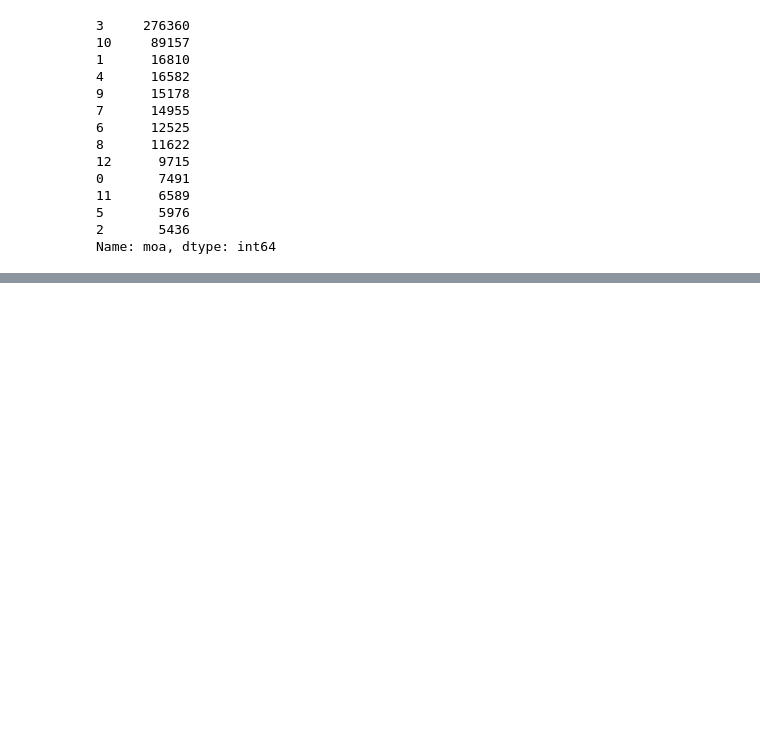
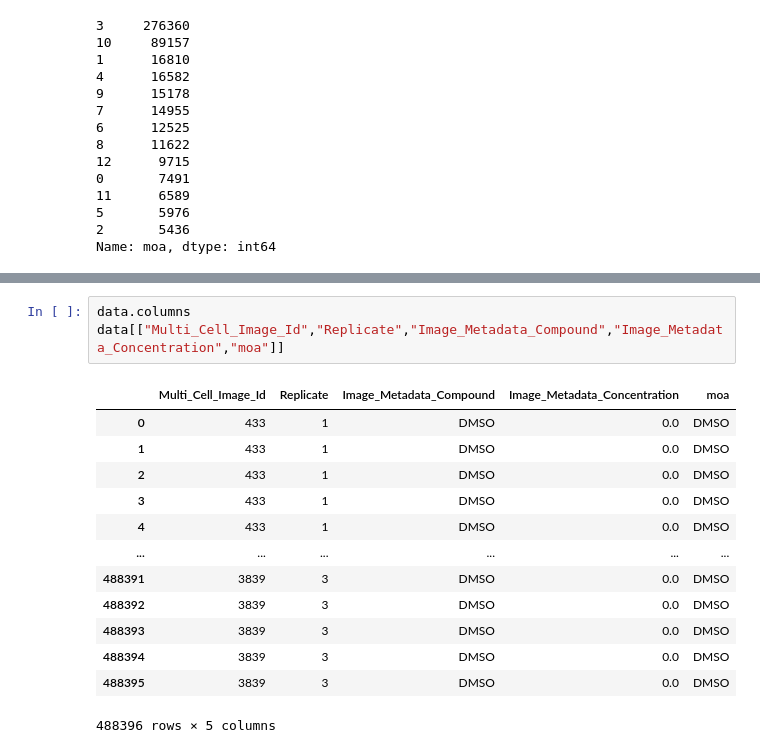
Before and after one commit to Ottohesten/02466-Cell-Profiling, a Jupyter notebook: Exploratory_analysis.ipynb, the cells around one changed output, grey strips where cells are left out. Saved outputs shown, nothing was run; the diff lists cells and outputs as text; blank space fills up the shorter version.

```diff
--- a/Exploratory_analysis.ipynb
+++ b/Exploratory_analysis.ipynb
@@ -84,0 +130,17 @@ Name: moa, dtype: int64
+# %%
+data.columns
+data[["Multi_Cell_Image_Id","Replicate","Image_Metadata_Compound","Image_Metadata_Concentration","moa"]]
+# %% [output]
+|  | Multi_Cell_Image_Id | Replicate | Image_Metadata_Compound | Image_Metadata_Concentration | moa |
+| 0 | 433 | 1 | DMSO | 0.0 | DMSO |
+| 1 | 433 | 1 | DMSO | 0.0 | DMSO |
+| 2 | 433 | 1 | DMSO | 0.0 | DMSO |
+| 3 | 433 | 1 | DMSO | 0.0 | DMSO |
+| 4 | 433 | 1 | DMSO | 0.0 | DMSO |
+| ... | ... | ... | ... | ... | ... |
+| 488391 | 3839 | 3 | DMSO | 0.0 | DMSO |
+| 488392 | 3839 | 3 | DMSO | 0.0 | DMSO |
+| 488393 | 3839 | 3 | DMSO | 0.0 | DMSO |
+| 488394 | 3839 | 3 | DMSO | 0.0 | DMSO |
+| 488395 | 3839 | 3 | DMSO | 0.0 | DMSO |
+488396 rows × 5 columns
```
Also changed, not shown: parts of 6 cells of this notebook.
